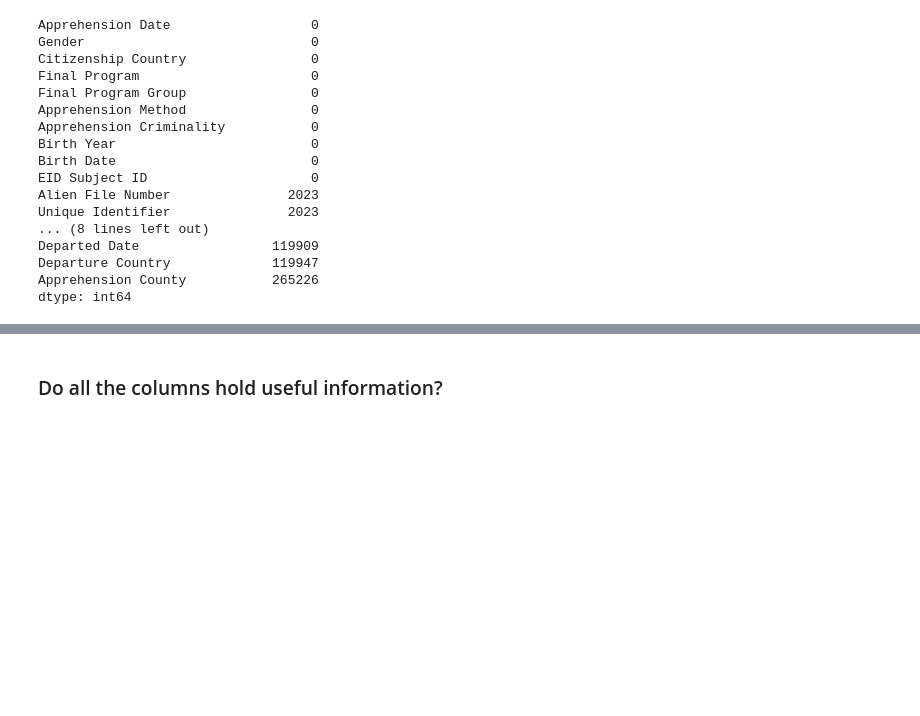
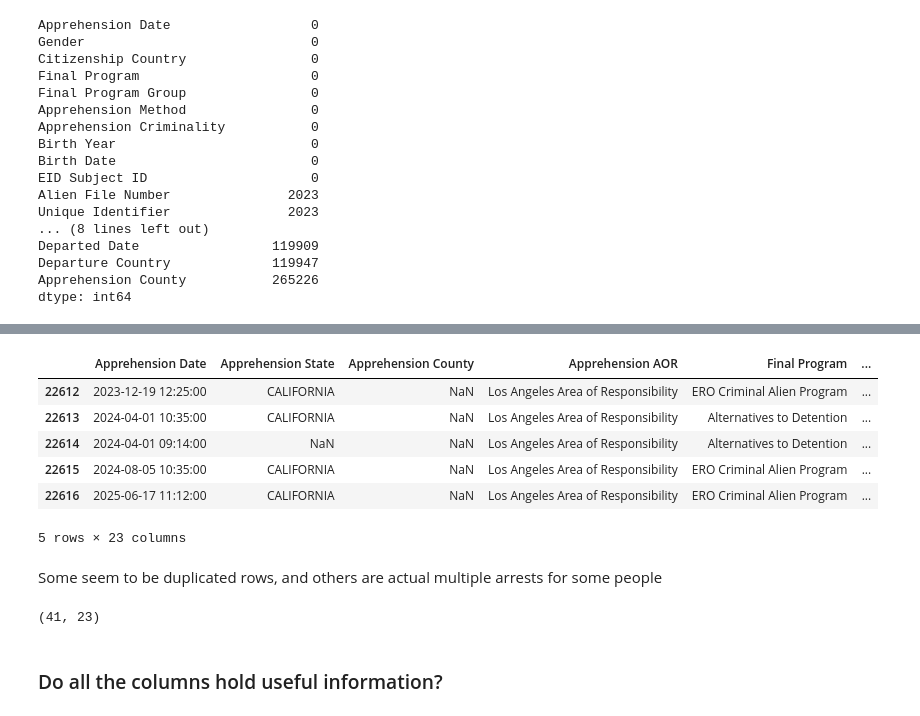
Before and after one commit to ceilingloft/lr_assingment_ice, a Jupyter notebook: task_notebooks/0-data_exploration.ipynb, the cells around one changed output, grey strips where cells are left out. Drawn from its saved outputs; the diff is of its cells as text; code cells hidden in the pictures; blank space fills up the shorter version.

```diff
--- a/task_notebooks/0-data_exploration.ipynb
+++ b/task_notebooks/0-data_exploration.ipynb
@@ -4,4 +4,4 @@
 import numpy as np
 import pandas as pd
 # %%
-arrests_df = pd.read_csv('../data/arrests-1.csv', parse_dates=['Apprehension Date','Departed Date'])
+arrests_df = pd.read_csv('../data/arrests-0923-0625.csv', parse_dates=['Apprehension Date','Departed Date'])
@@ -47,0 +75,16 @@ dtype: int64
+# %%
+arrests_df[arrests_df['Unique Identifier']=='1604e1b821a91b42ac5543a4a59e143633309dc8']
+# %% [output]
+|  | Apprehension Date | Apprehension State | Apprehension County | Apprehension AOR | Final Program | ... |
+| 22612 | 2023-12-19 12:25:00 | CALIFORNIA | NaN | Los Angeles Area of Responsibility | ERO Criminal Alien Program | ... |
+| 22613 | 2024-04-01 10:35:00 | CALIFORNIA | NaN | Los Angeles Area of Responsibility | Alternatives to Detention | ... |
+| 22614 | 2024-04-01 09:14:00 | NaN | NaN | Los Angeles Area of Responsibility | Alternatives to Detention | ... |
+| 22615 | 2024-08-05 10:35:00 | CALIFORNIA | NaN | Los Angeles Area of Responsibility | ERO Criminal Alien Program | ... |
+| 22616 | 2025-06-17 11:12:00 | CALIFORNIA | NaN | Los Angeles Area of Responsibility | ERO Criminal Alien Program | ... |
+5 rows × 23 columns
+# %% [markdown]
+Some seem to be duplicated rows, and others are actual multiple arrests for some people
+# %%
+arrests_df[arrests_df.duplicated()].shape
+# %% [output]
+(41, 23)
```
Also changed, not shown: parts of 5 cells of this notebook, 4 other files.
